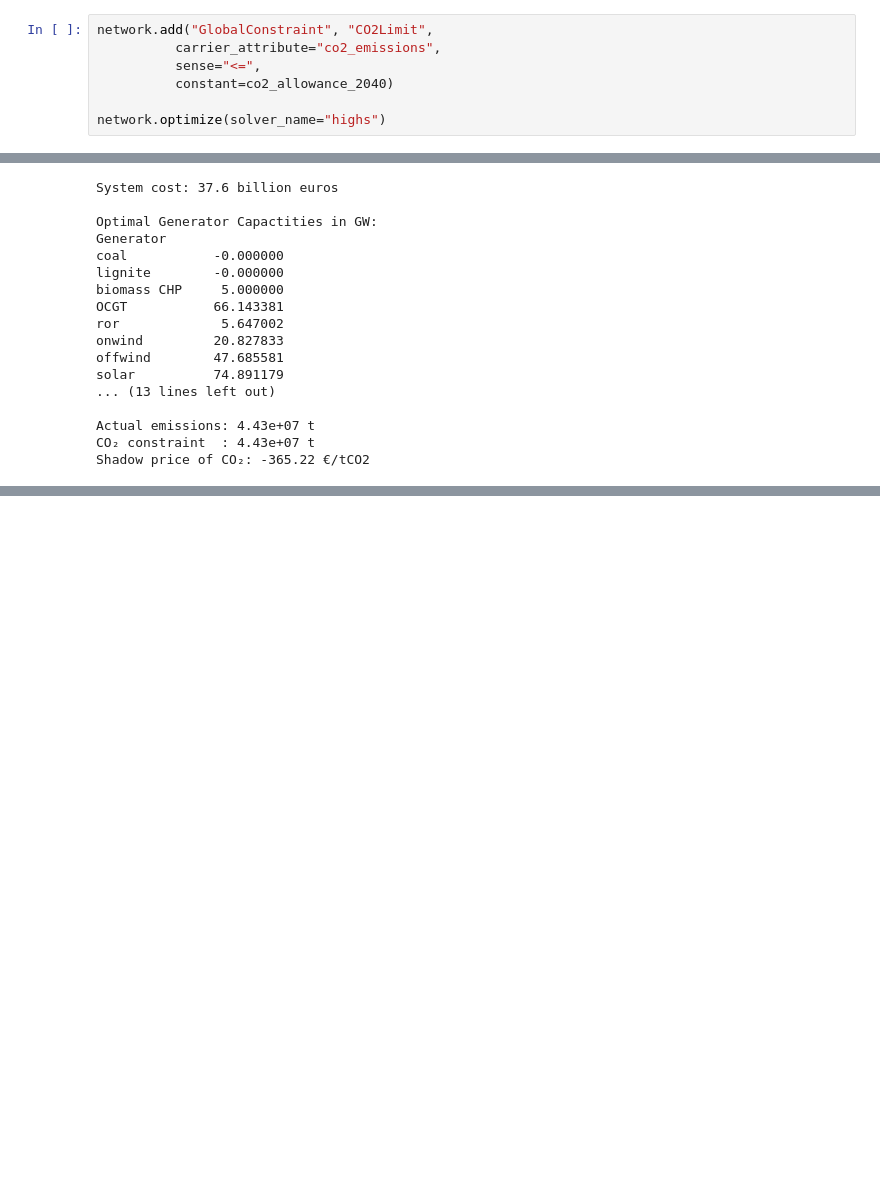
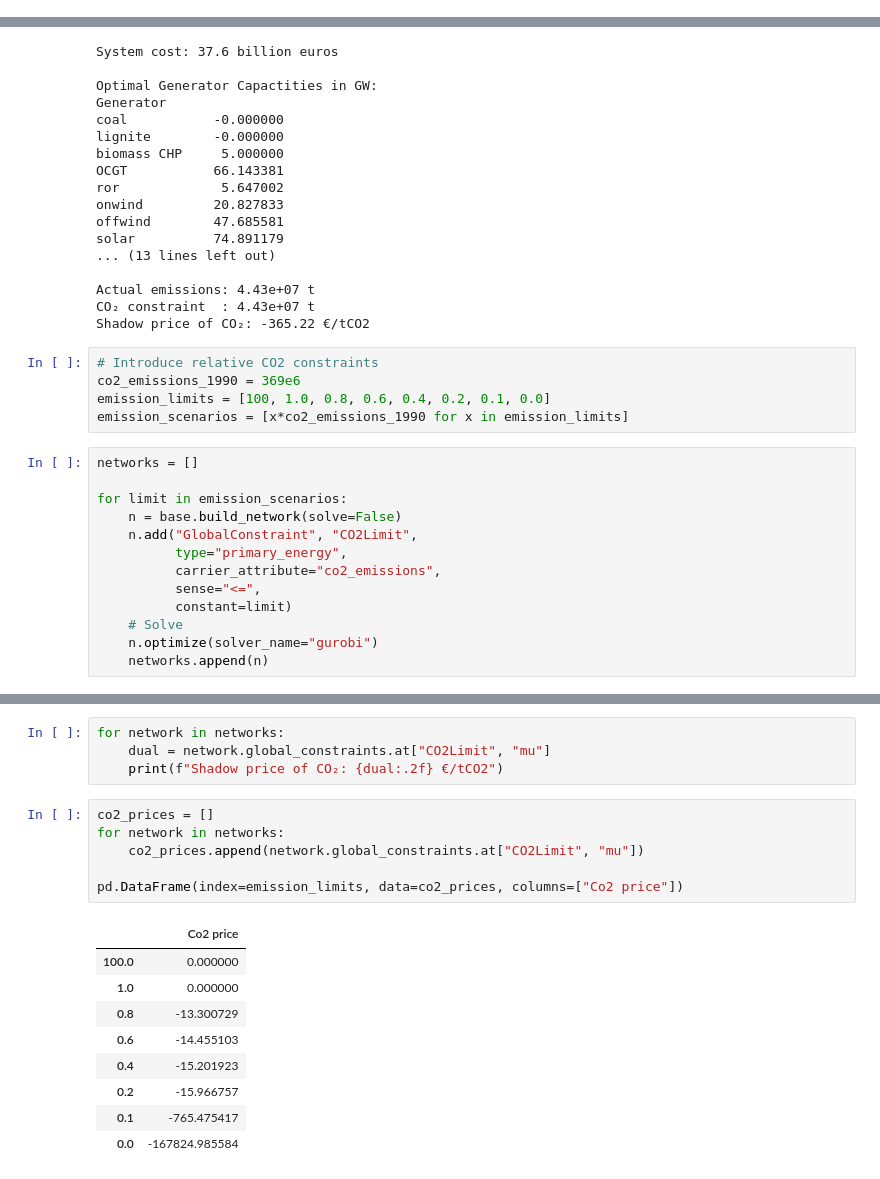
Before and after one commit to jowie1508/46770_IEG, a Jupyter notebook: Part_E_analysis.ipynb, the cells around one changed output, grey strips where cells are left out. Drawn from its saved outputs; the diff is of its cells as text; blank space fills up the shorter version.

```diff
--- a/Part_E_analysis.ipynb
+++ b/Part_E_analysis.ipynb
@@ -57,7 +39,0 @@ co2_allowance_2040/10e6
-# %%
-network.add("GlobalConstraint", "CO2Limit",
-          carrier_attribute="co2_emissions",
-          sense="<=",
-          constant=co2_allowance_2040)
-
-network.optimize(solver_name="highs")
@@ -140,3 +83,21 @@ solar          74.891179
 Actual emissions: 4.43e+07 t
 CO₂ constraint  : 4.43e+07 t
 Shadow price of CO₂: -365.22 €/tCO2
+# %%
+# Introduce relative CO2 constraints
+co2_emissions_1990 = 369e6
+emission_limits = [100, 1.0, 0.8, 0.6, 0.4, 0.2, 0.1, 0.0]
+emission_scenarios = [x*co2_emissions_1990 for x in emission_limits]
+# %%
+networks = []
+
+for limit in emission_scenarios:
+    n = base.build_network(solve=False)
+    n.add("GlobalConstraint", "CO2Limit",
+          type="primary_energy",
+          carrier_attribute="co2_emissions",
+          sense="<=",
+          constant=limit)
+    # Solve
+    n.optimize(solver_name="gurobi")
+    networks.append(n)
@@ -142,0 +127,20 @@ Shadow price of CO₂: -365.22 €/tCO2
+# %%
+for network in networks:
+    dual = network.global_constraints.at["CO2Limit", "mu"]
+    print(f"Shadow price of CO₂: {dual:.2f} €/tCO2")
+# %%
+co2_prices = []
+for network in networks:
+    co2_prices.append(network.global_constraints.at["CO2Limit", "mu"])
+
+pd.DataFrame(index=emission_limits, data=co2_prices, columns=["Co2 price"])
+# %% [output]
+|  | Co2 price |
+| 100.0 | 0.000000 |
+| 1.0 | 0.000000 |
+| 0.8 | -13.300729 |
+| 0.6 | -14.455103 |
+| 0.4 | -15.201923 |
+| 0.2 | -15.966757 |
+| 0.1 | -765.475417 |
+| 0.0 | -167824.985584 |
```
Also changed, not shown: parts of 4 cells of this notebook, 1 other file.
